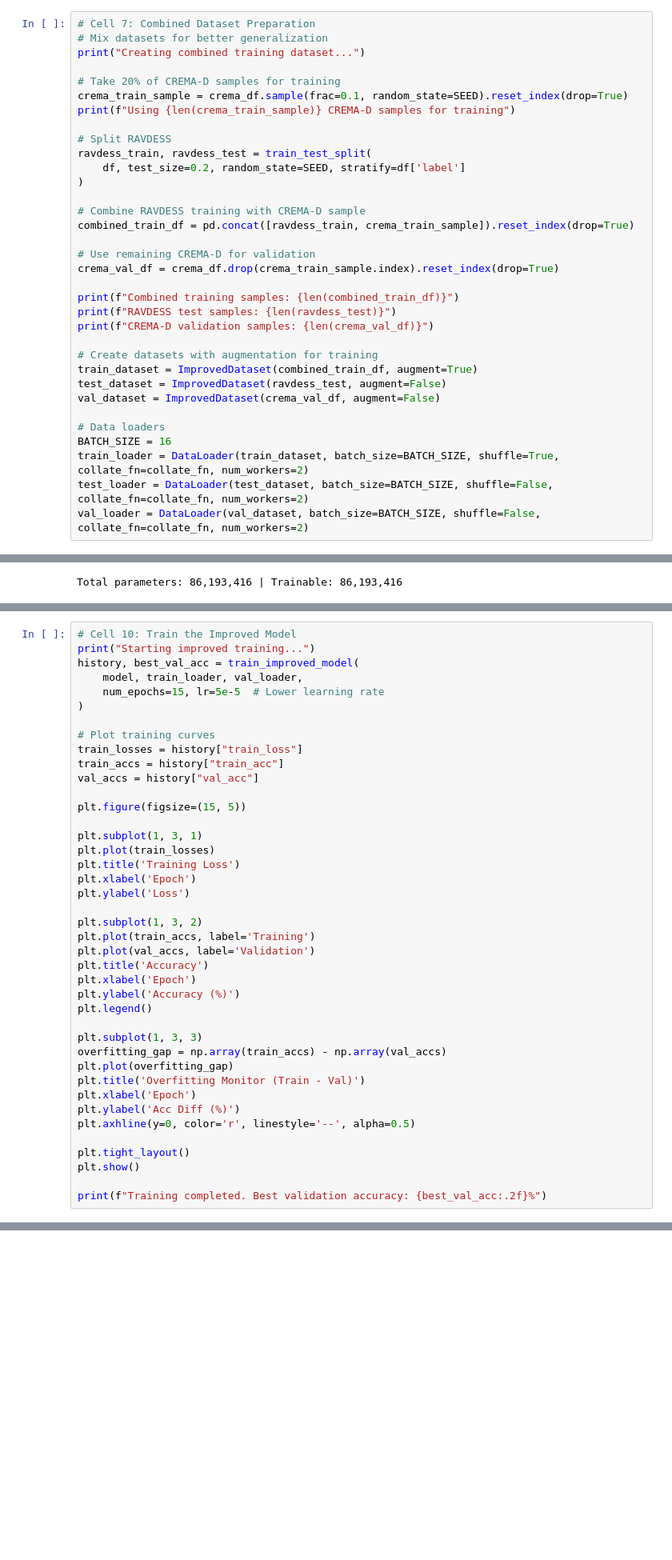
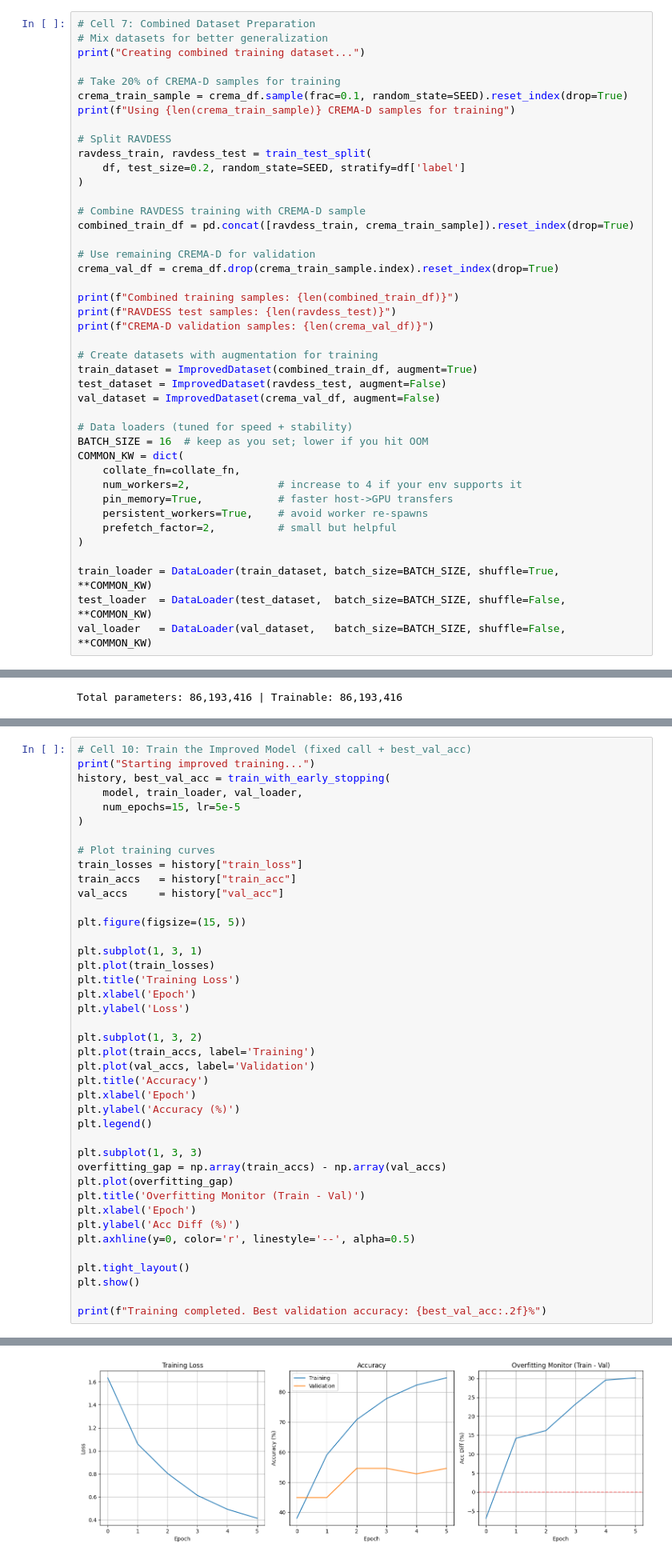
Before and after one commit to Alokik-29/Project_1, a Jupyter notebook: Project_1.ipynb, the cells around one changed output, grey strips where cells are left out. Shown at 80% size. Saved outputs shown, nothing was run; the diff lists cells and outputs as text; blank space fills up the shorter version.

```diff
--- a/Project_1.ipynb
+++ b/Project_1.ipynb
@@ -259,11 +247,19 @@ train_dataset = ImprovedDataset(combined_train_df, augment=True)
 test_dataset = ImprovedDataset(ravdess_test, augment=False)
 val_dataset = ImprovedDataset(crema_val_df, augment=False)
 
-# Data loaders
-BATCH_SIZE = 16
-train_loader = DataLoader(train_dataset, batch_size=BATCH_SIZE, shuffle=True, collate_fn=collate_fn, num_workers=2)
-test_loader = DataLoader(test_dataset, batch_size=BATCH_SIZE, shuffle=False, collate_fn=collate_fn, num_workers=2)
-val_loader = DataLoader(val_dataset, batch_size=BATCH_SIZE, shuffle=False, collate_fn=collate_fn, num_workers=2)
+# Data loaders (tuned for speed + stability)
+BATCH_SIZE = 16  # keep as you set; lower if you hit OOM
+COMMON_KW = dict(
+    collate_fn=collate_fn,
+    num_workers=2,              # increase to 4 if your env supports it
+    pin_memory=True,            # faster host->GPU transfers
+    persistent_workers=True,    # avoid worker re-spawns
+    prefetch_factor=2,          # small but helpful
+)
+
+train_loader = DataLoader(train_dataset, batch_size=BATCH_SIZE, shuffle=True,  **COMMON_KW)
+test_loader  = DataLoader(test_dataset,  batch_size=BATCH_SIZE, shuffle=False, **COMMON_KW)
+val_loader   = DataLoader(val_dataset,   batch_size=BATCH_SIZE, shuffle=False, **COMMON_KW)
 # %% [output]
 Creating combined training dataset...
 Using 744 CREMA-D samples for training
@@ -396,15 +407,15 @@ def train_with_early_stopping(model, train_loader, val_loader, num_epochs=10, lr
 # %%
-# Cell 10: Train the Improved Model
+# Cell 10: Train the Improved Model (fixed call + best_val_acc)
 print("Starting improved training...")
-history, best_val_acc = train_improved_model(
+history, best_val_acc = train_with_early_stopping(
     model, train_loader, val_loader,
-    num_epochs=15, lr=5e-5  # Lower learning rate
+    num_epochs=15, lr=5e-5
 )
 
 # Plot training curves
 train_losses = history["train_loss"]
-train_accs = history["train_acc"]
-val_accs = history["val_acc"]
+train_accs   = history["train_acc"]
+val_accs     = history["val_acc"]
 
 plt.figure(figsize=(15, 5))
 
@@ -438,0 +457 @@ Starting improved training...
+[figure, added]
```
Also changed, not shown: parts of 11 cells of this notebook.
